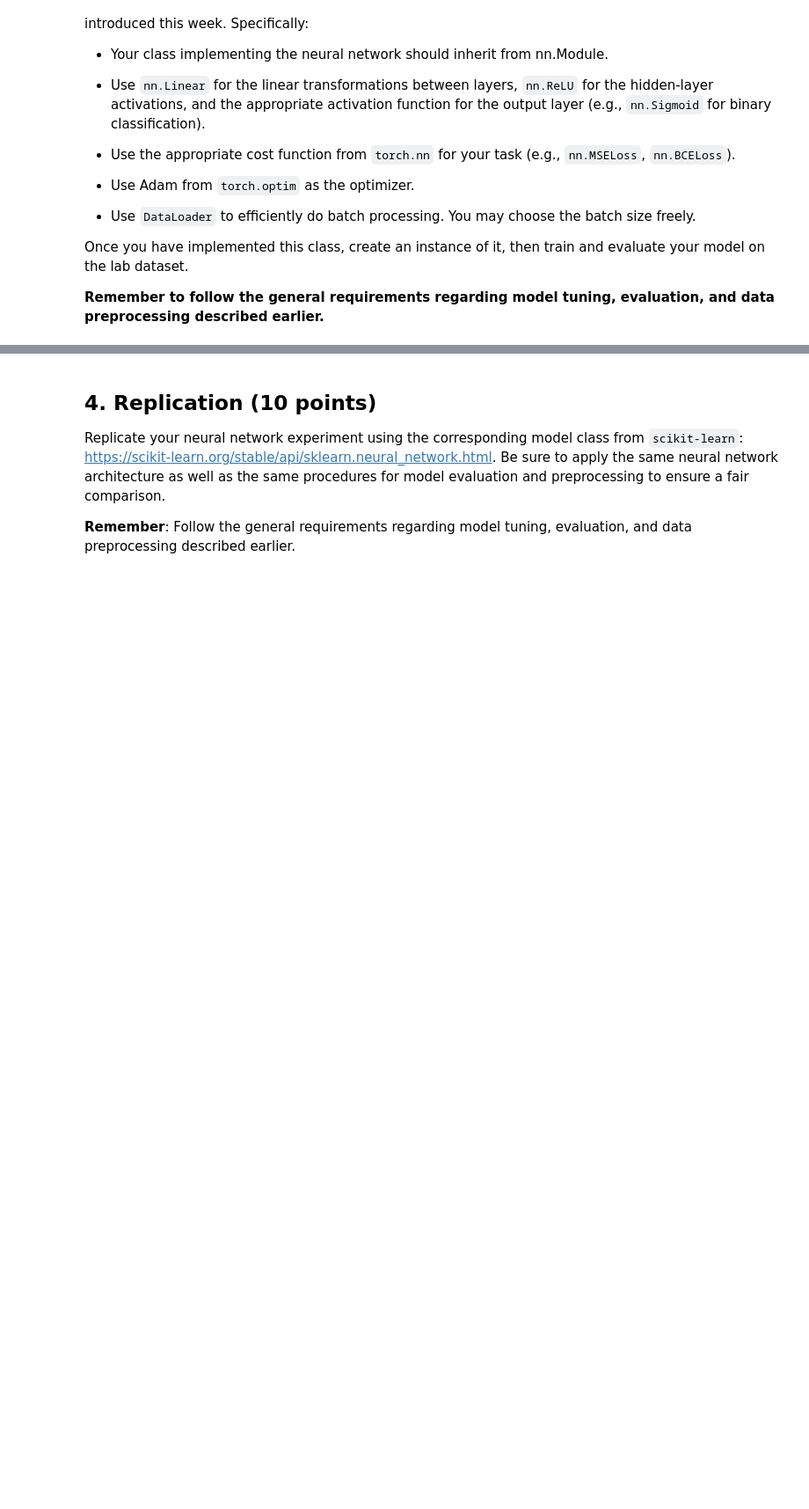
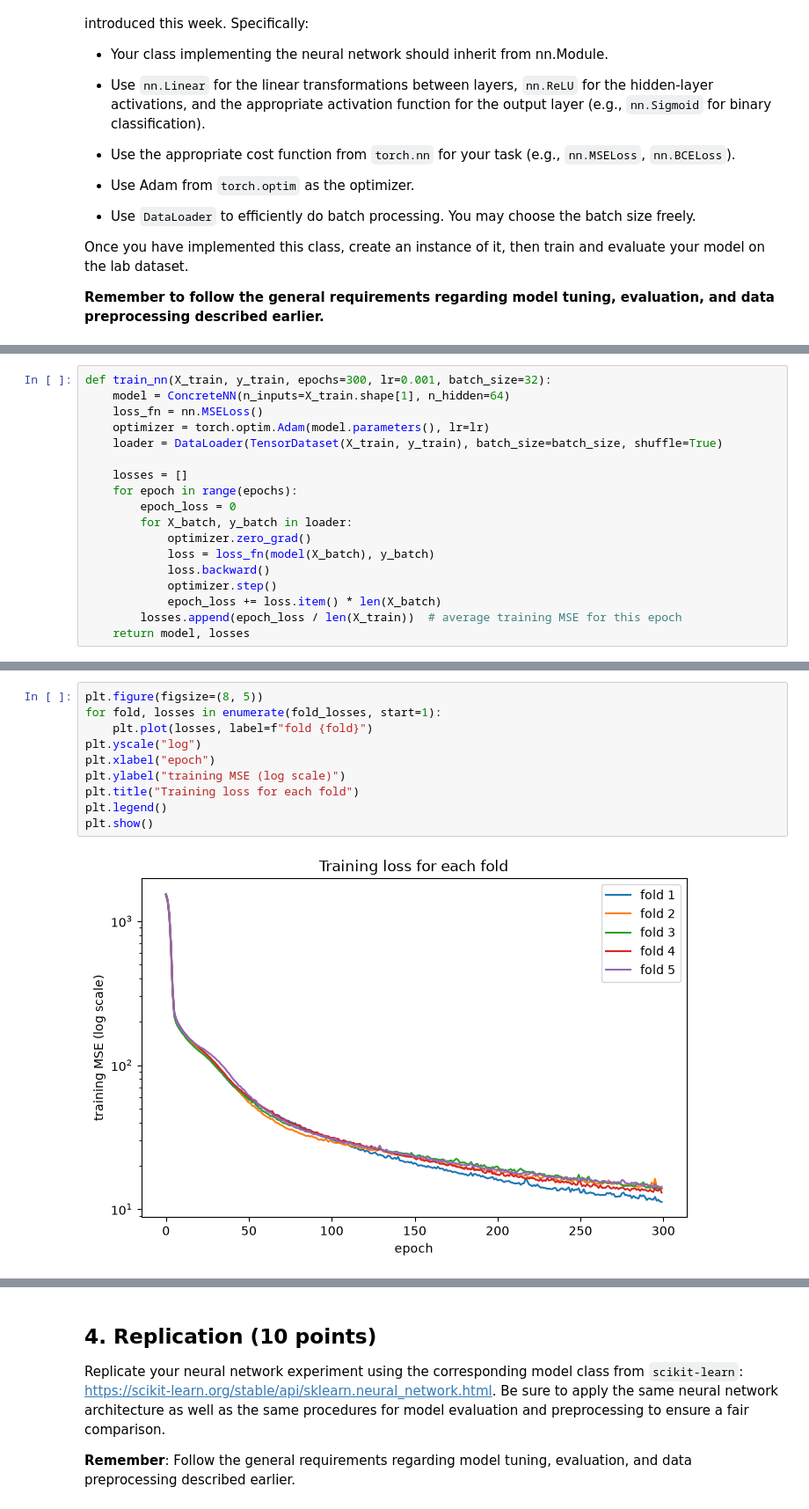
Before and after one commit to AudreyStelle/ML-Lab-3-Non-linear-Dimensionality-Reduction---t-SNE-and-UMAP, a Jupyter notebook: 05-neural-networks-real-data.ipynb, the cells around one changed output, grey strips where cells are left out. Shown at 88% size. Drawn from its saved outputs; the diff is of its cells as text; blank space fills up the shorter version.

```diff
--- a/05-neural-networks-real-data.ipynb
+++ b/05-neural-networks-real-data.ipynb
@@ -259,0 +198,18 @@ Once you have implemented this class, create an instance of it, then train and e
+# %%
+def train_nn(X_train, y_train, epochs=300, lr=0.001, batch_size=32):
+    model = ConcreteNN(n_inputs=X_train.shape[1], n_hidden=64)
+    loss_fn = nn.MSELoss()
+    optimizer = torch.optim.Adam(model.parameters(), lr=lr)
+    loader = DataLoader(TensorDataset(X_train, y_train), batch_size=batch_size, shuffle=True)
+
+    losses = []
+    for epoch in range(epochs):
+        epoch_loss = 0
+        for X_batch, y_batch in loader:
+            optimizer.zero_grad()
+            loss = loss_fn(model(X_batch), y_batch)
+            loss.backward()
+            optimizer.step()
+            epoch_loss += loss.item() * len(X_batch)
+        losses.append(epoch_loss / len(X_train))  # average training MSE for this epoch
+    return model, losses
@@ -259,0 +265,12 @@ Once you have implemented this class, create an instance of it, then train and e
+# %%
+plt.figure(figsize=(8, 5))
+for fold, losses in enumerate(fold_losses, start=1):
+    plt.plot(losses, label=f"fold {fold}")
+plt.yscale("log")
+plt.xlabel("epoch")
+plt.ylabel("training MSE (log scale)")
+plt.title("Training loss for each fold")
+plt.legend()
+plt.show()
+# %% [output]
+[figure, added]
```
Also changed, not shown: parts of 24 cells of this notebook, 1 other file.
